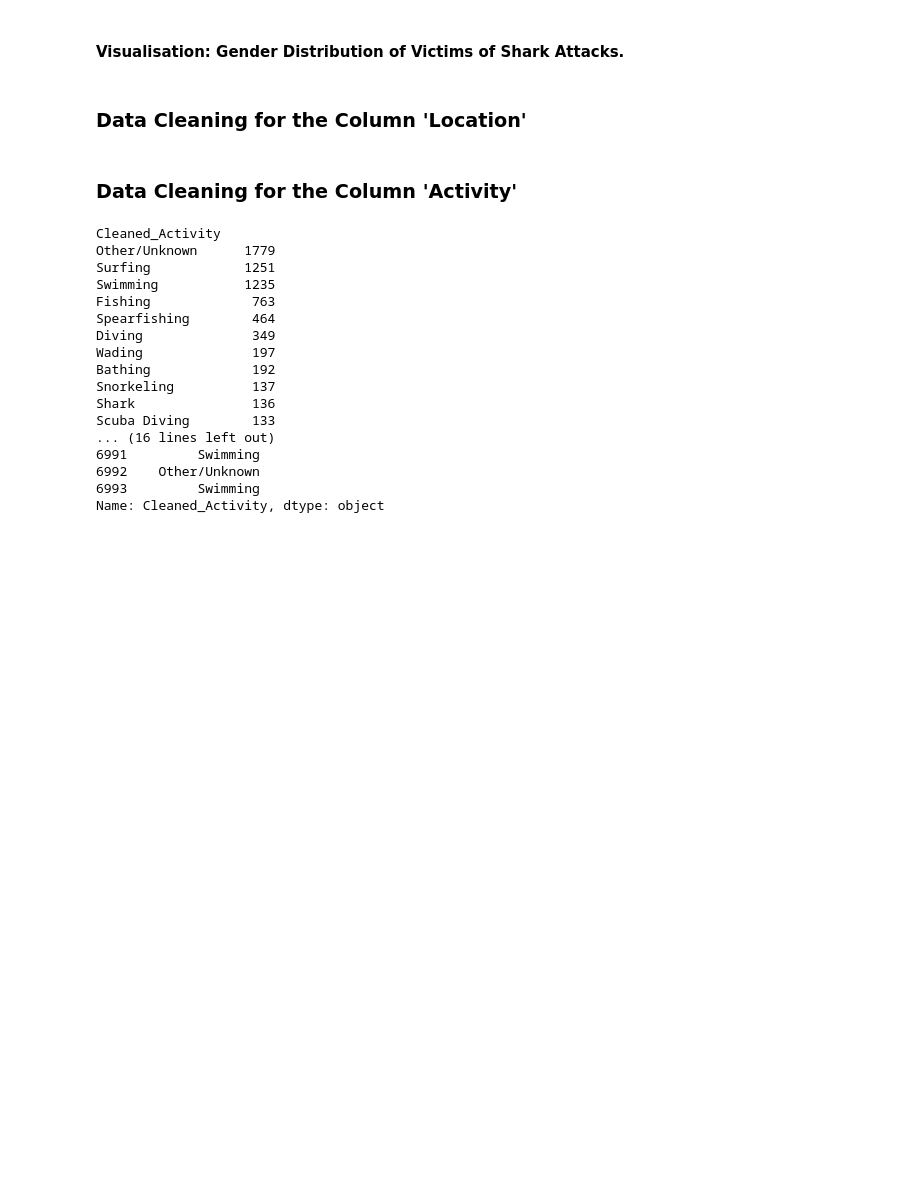
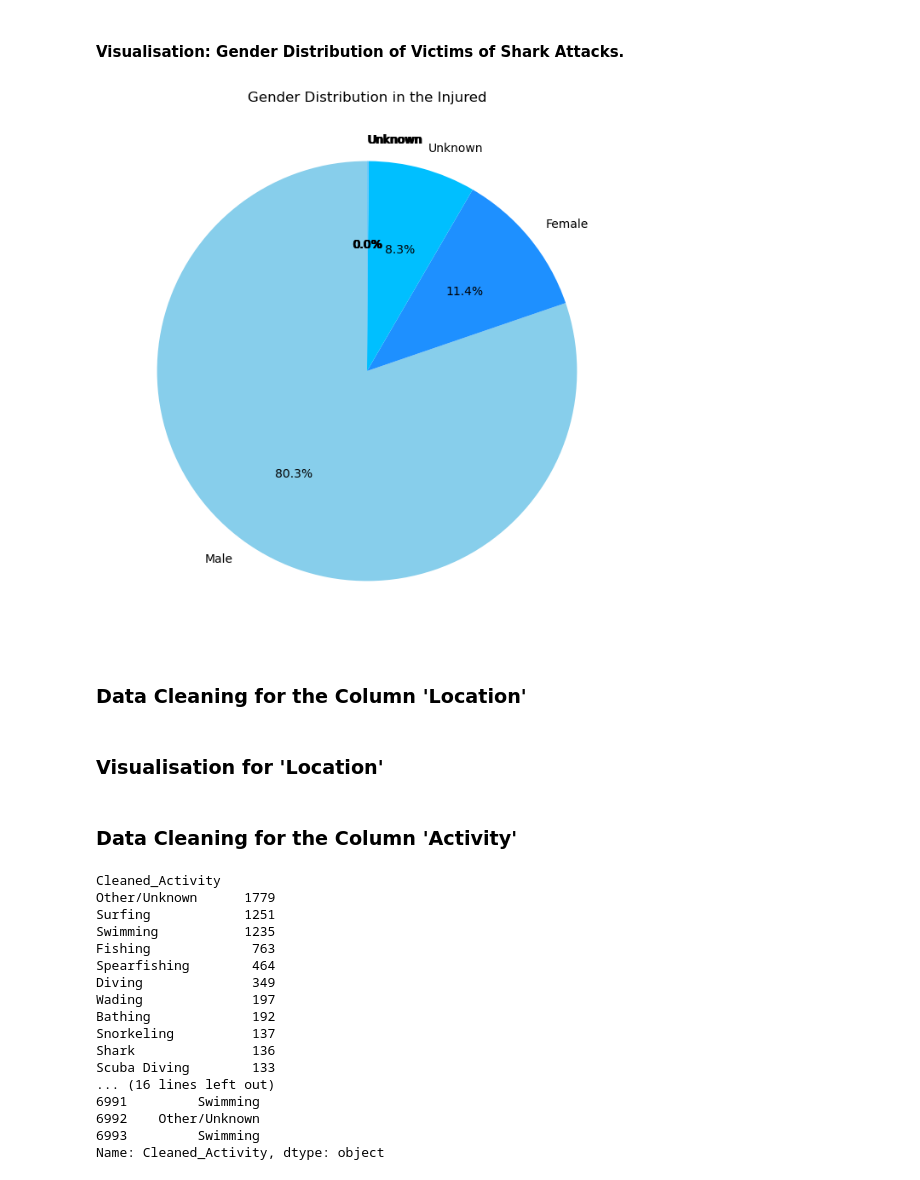
Before and after one commit to SheryllD/shark_attacks_project, a Jupyter notebook: Shark_Tale_Main.ipynb, the cells around one changed output. Drawn from its saved outputs; the diff is of its cells as text; code cells hidden in the pictures; blank space fills up the shorter version.

```diff
--- a/Shark_Tale_Main.ipynb
+++ b/Shark_Tale_Main.ipynb
@@ -387,7 +461,7 @@ df['Country'].unique()
 # %%
-# Data Cleaning for the column 'Country', I've tried to use regex
+ #Data Cleaning for the column 'Country', I've tried to use regex
 df["Country"] = df["Country"].str.strip().str.title()
-#df["Country"] = df["Country"].str.replace(r"[^a-zA-Z\s]", "", regex=True)
+df["Country"] = df["Country"].str.replace(r"[^a-zA-Z\s]", "", regex=True)
 #df["Country"] = df["Country"].map(lambda x: x.upper())
 df["Country"] = df["Country"].fillna("Unknown")
 print(df["Country"].unique())
@@ -413,17 +522,19 @@ plt.show()
 # %% [markdown]
 #### Visualisation: Gender Distribution of Victims of Shark Attacks.
 # %%
-df["Gender"] = df["Gender"].fillna("Unknown")  # Replace NaN with "Unknown"
+#df["Gender"] = df["Gender"].fillna("Unknown")  # Replace NaN with "Unknown"
 
-gender_grp = df.groupby("Gender")
-gender_country_grp = gender_grp["Country"].count()
-gender_of_injured = gender_country_grp.sort_values(ascending=False)
+gender_group = df.groupby("Gender")
+gender_country_group = gender_group["Country"].count()
+gender_of_injured = gender_country_group.sort_values(ascending=False)
 gender_of_injured.index = gender_of_injured.index.map({"M": "Male", "F": "Female"}).fillna("Unknown")  # Map known values and keep "Unknown"
 
 plt.figure(figsize=(8, 8))
 plt.pie(gender_of_injured, labels=gender_of_injured.index, autopct="%1.1f%%", startangle=90, colors=["skyblue", "dodgerblue", "deepskyblue"])
 plt.title("Gender Distribution in the Injured")
 plt.show()
+# %% [output]
+[figure, added]
 # %% [markdown]
 ### Data Cleaning for the Column 'Location'
 # %%
@@ -438,6 +549,8 @@ df["Location"] = df["Location"].replace({
       "Nan": "Unknown",
 })
 df["Location"]
+# %% [markdown]
+### Visualisation for 'Location'
 # %%
 # Data Cleaning for the Column 'State'
 #df["State"] = df["State"].
```
Also changed, not shown: parts of 15 cells of this notebook.
